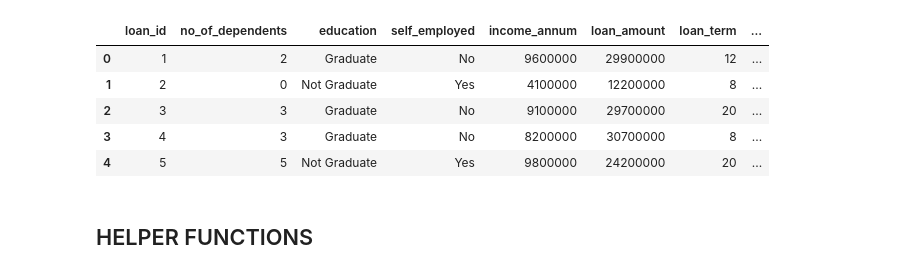
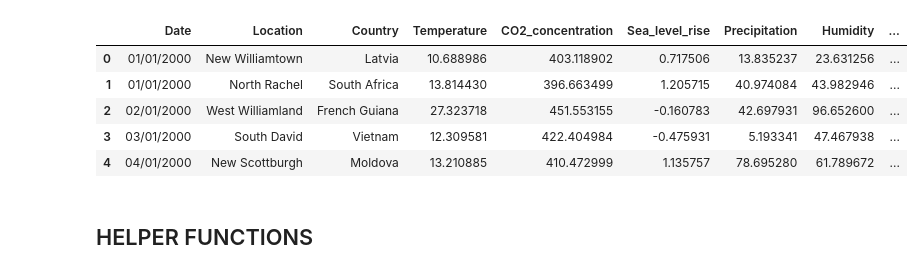
Before and after one commit to kamalnayan10/PyTorchML, a Jupyter notebook: Loan_Approval/main.ipynb, the cells around one changed output. Saved outputs shown, nothing was run; the diff lists cells and outputs as text; code cells hidden in the pictures.

```diff
--- a/Loan_Approval/main.ipynb
+++ b/Loan_Approval/main.ipynb
@@ -9,17 +9,17 @@ import numpy as np
 
 from tqdm.auto import tqdm
 # %%
-data_path = "D:/PROGRAMMING/PYTHON/dataset/loan_approval/loan_approval_dataset.csv"
+data_path = "C:/Users/kamal/Downloads/climate_change_data.csv"
 df = pd.read_csv(data_path)
 
 df.head()
 # %% [output]
-|  | loan_id | no_of_dependents | education | self_employed | income_annum | loan_amount | loan_term | ... |
-| 0 | 1 | 2 | Graduate | No | 9600000 | 29900000 | 12 | ... |
-| 1 | 2 | 0 | Not Graduate | Yes | 4100000 | 12200000 | 8 | ... |
-| 2 | 3 | 3 | Graduate | No | 9100000 | 29700000 | 20 | ... |
-| 3 | 4 | 3 | Graduate | No | 8200000 | 30700000 | 8 | ... |
-| 4 | 5 | 5 | Not Graduate | Yes | 9800000 | 24200000 | 20 | ... |
+|  | Date | Location | Country | Temperature | CO2_concentration | Sea_level_rise | Precipitation | Humidity | ... |
+| 0 | 01/01/2000 | New Williamtown | Latvia | 10.688986 | 403.118902 | 0.717506 | 13.835237 | 23.631256 | ... |
+| 1 | 01/01/2000 | North Rachel | South Africa | 13.814430 | 396.663499 | 1.205715 | 40.974084 | 43.982946 | ... |
+| 2 | 02/01/2000 | West Williamland | French Guiana | 27.323718 | 451.553155 | -0.160783 | 42.697931 | 96.652600 | ... |
+| 3 | 03/01/2000 | South David | Vietnam | 12.309581 | 422.404984 | -0.475931 | 5.193341 | 47.467938 | ... |
+| 4 | 04/01/2000 | New Scottburgh | Moldova | 13.210885 | 410.472999 | 1.135757 | 78.695280 | 61.789672 | ... |
 # %% [markdown]
 ## HELPER FUNCTIONS
 # %%
```
Also changed, not shown: parts of 8 cells of this notebook.
